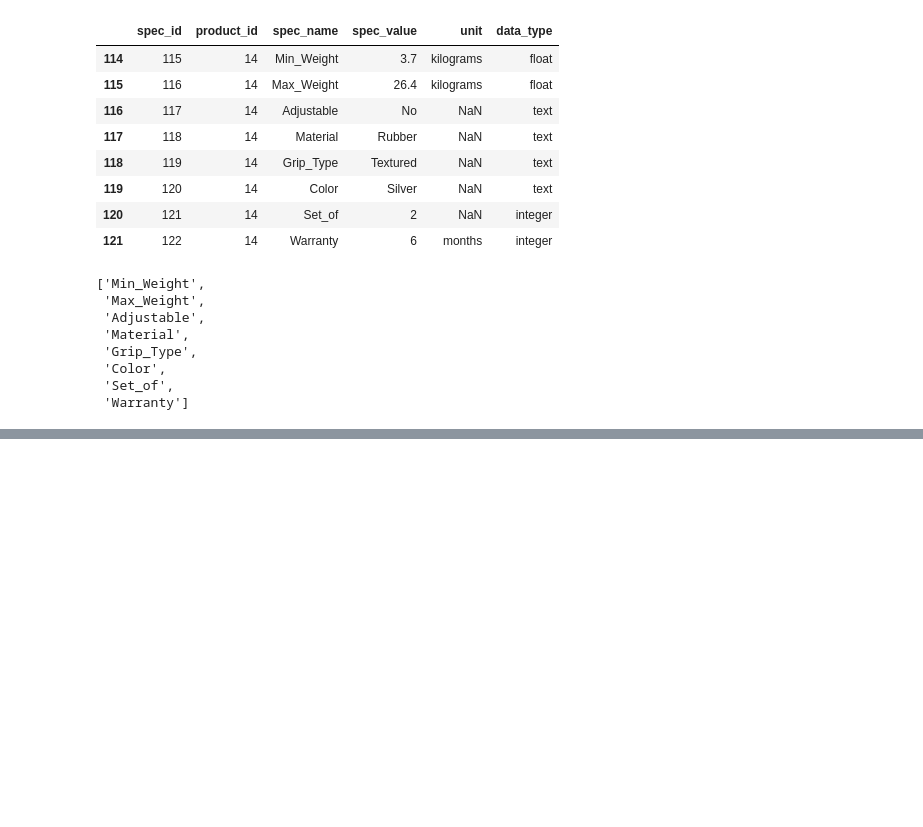
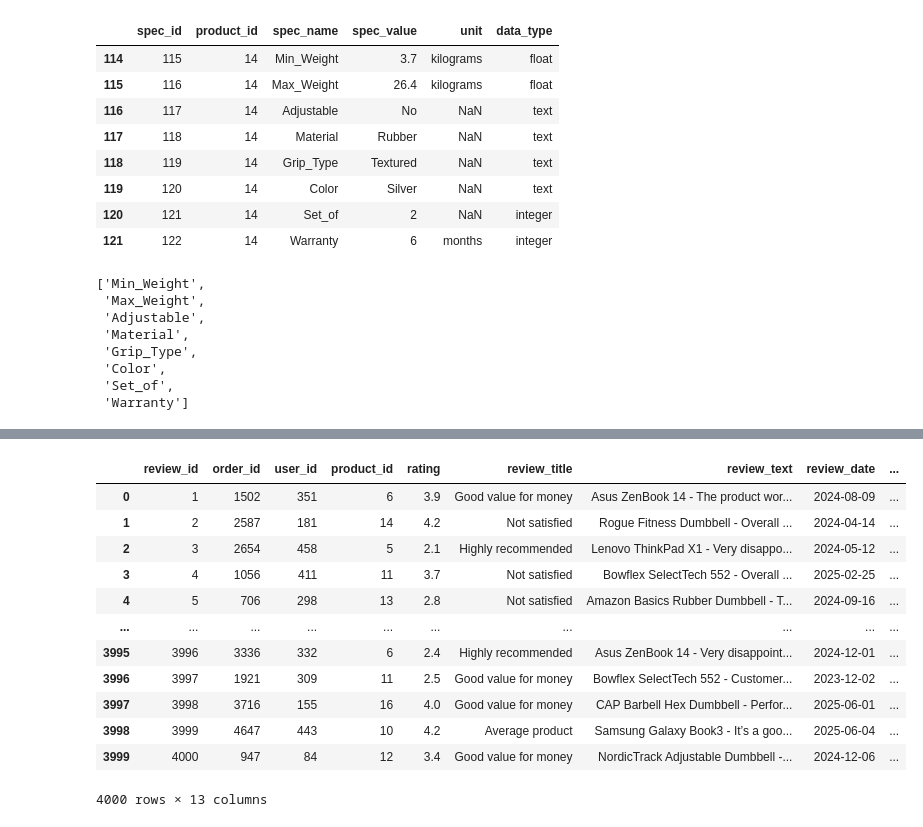
Before and after one commit to bhattacharjeeajay12/EAG_V1_CAPESTONE, a Jupyter notebook: dev_docs/data_quality_2.ipynb, the cells around one changed output, grey strips where cells are left out. Drawn from its saved outputs; the diff is of its cells as text; code cells hidden in the pictures; blank space fills up the shorter version.

```diff
--- a/dev_docs/data_quality_2.ipynb
+++ b/dev_docs/data_quality_2.ipynb
@@ -275,0 +278,2 @@ list(specification_df[specification_df["product_id"]==14]["spec_name"])
+# %%
+subcategory_df = subcategory_df.merge(category_df, on="category_id", how="inner")
@@ -275,0 +297,2 @@ list(specification_df[specification_df["product_id"]==14]["spec_name"])
+# %%
+product_df = product_df.merge(subcategory_df, on="subcategory_id", how="inner")
@@ -275,0 +345,2 @@ list(specification_df[specification_df["product_id"]==14]["spec_name"])
+# %%
+review_df = review_df.merge(product_df[["product_name", "subcategory_id", "subcategory_name", "category_id", "category_name", "product_id"]], on="product_id", how="left")
@@ -275,0 +377,16 @@ list(specification_df[specification_df["product_id"]==14]["spec_name"])
+# %%
+review_df
+# %% [output]
+|  | review_id | order_id | user_id | product_id | rating | review_title | review_text | review_date | ... |
+| 0 | 1 | 1502 | 351 | 6 | 3.9 | Good value for money | Asus ZenBook 14 - The product wor... | 2024-08-09 | ... |
+| 1 | 2 | 2587 | 181 | 14 | 4.2 | Not satisfied | Rogue Fitness Dumbbell - Overall ... | 2024-04-14 | ... |
+| 2 | 3 | 2654 | 458 | 5 | 2.1 | Highly recommended | Lenovo ThinkPad X1 - Very disappo... | 2024-05-12 | ... |
+| 3 | 4 | 1056 | 411 | 11 | 3.7 | Not satisfied | Bowflex SelectTech 552 - Overall ... | 2025-02-25 | ... |
+| 4 | 5 | 706 | 298 | 13 | 2.8 | Not satisfied | Amazon Basics Rubber Dumbbell - T... | 2024-09-16 | ... |
+| ... | ... | ... | ... | ... | ... | ... | ... | ... | ... |
+| 3995 | 3996 | 3336 | 332 | 6 | 2.4 | Highly recommended | Asus ZenBook 14 - Very disappoint... | 2024-12-01 | ... |
+| 3996 | 3997 | 1921 | 309 | 11 | 2.5 | Good value for money | Bowflex SelectTech 552 - Customer... | 2023-12-02 | ... |
+| 3997 | 3998 | 3716 | 155 | 16 | 4.0 | Good value for money | CAP Barbell Hex Dumbbell - Perfor... | 2025-06-01 | ... |
+| 3998 | 3999 | 4647 | 443 | 10 | 4.2 | Average product | Samsung Galaxy Book3 - It’s a goo... | 2025-06-04 | ... |
+| 3999 | 4000 | 947 | 84 | 12 | 3.4 | Good value for money | NordicTrack Adjustable Dumbbell -... | 2024-12-06 | ... |
+4000 rows × 13 columns
```
Also changed, not shown: parts of 19 cells of this notebook, 7 other files.
